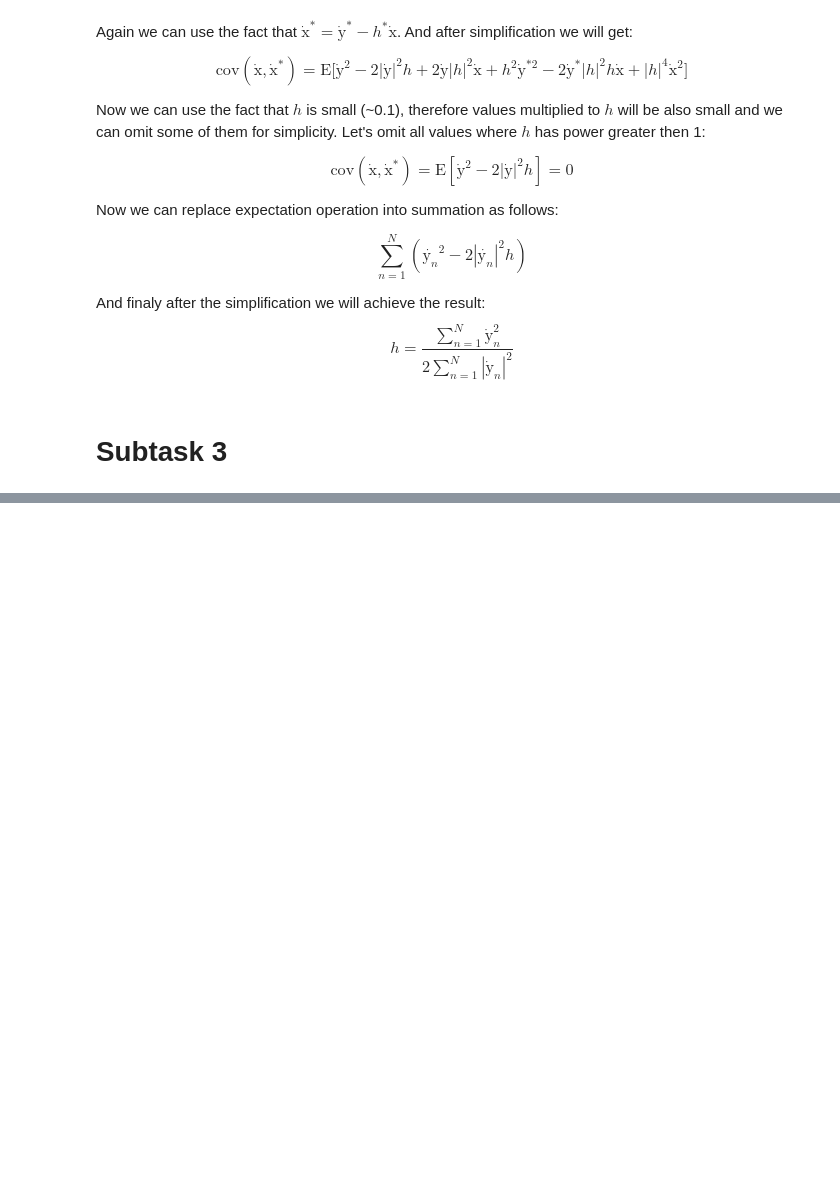
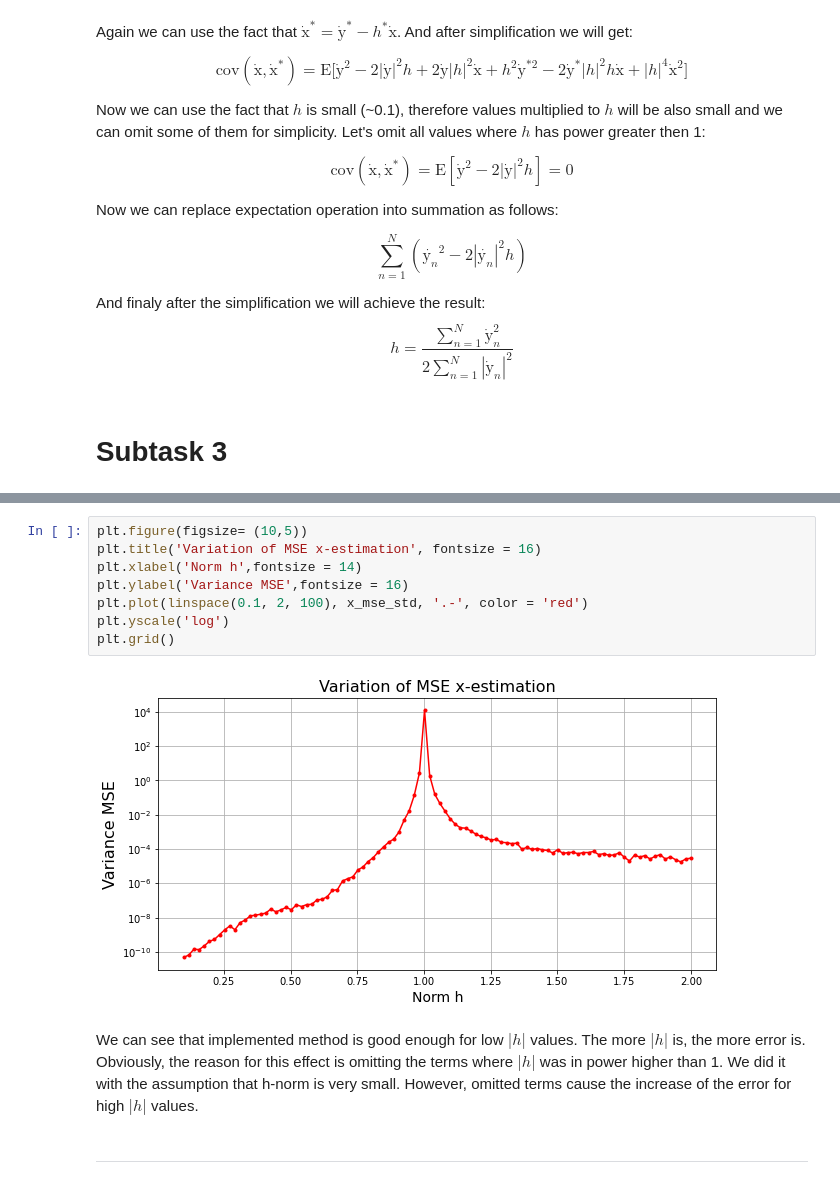
Before and after one commit to Albly/ML_for_Wireless_communication, a Jupyter notebook: IQ_imbalance.ipynb, the cells around one changed output, grey strips where cells are left out. Cells and saved outputs as stored; diff of their text form; blank space fills up the shorter version.

```diff
--- a/IQ_imbalance.ipynb
+++ b/IQ_imbalance.ipynb
@@ -198,0 +412,16 @@ $$
+# %%
+plt.figure(figsize= (10,5))
+plt.title('Variation of MSE x-estimation', fontsize = 16)
+plt.xlabel('Norm h',fontsize = 14)
+plt.ylabel('Variance MSE',fontsize = 16)
+plt.plot(linspace(0.1, 2, 100), x_mse_std, '.-', color = 'red')
+plt.yscale('log')
+plt.grid()
+# %% [output]
+[figure, added]
+# %% [markdown]
+We can see that implemented method is good enough for low $|h|$ values. The more $|h|$ is, the more error is. Obviously, the reason for this effect is omitting the terms where $|h|$ was in power higher than 1. We did it with the assumption that h-norm is very small. However, omitted terms cause the increase of the error for high $|h|$ values.
+# %% [markdown]
+
+
+---
```
Also changed, not shown: parts of 92 cells of this notebook.
